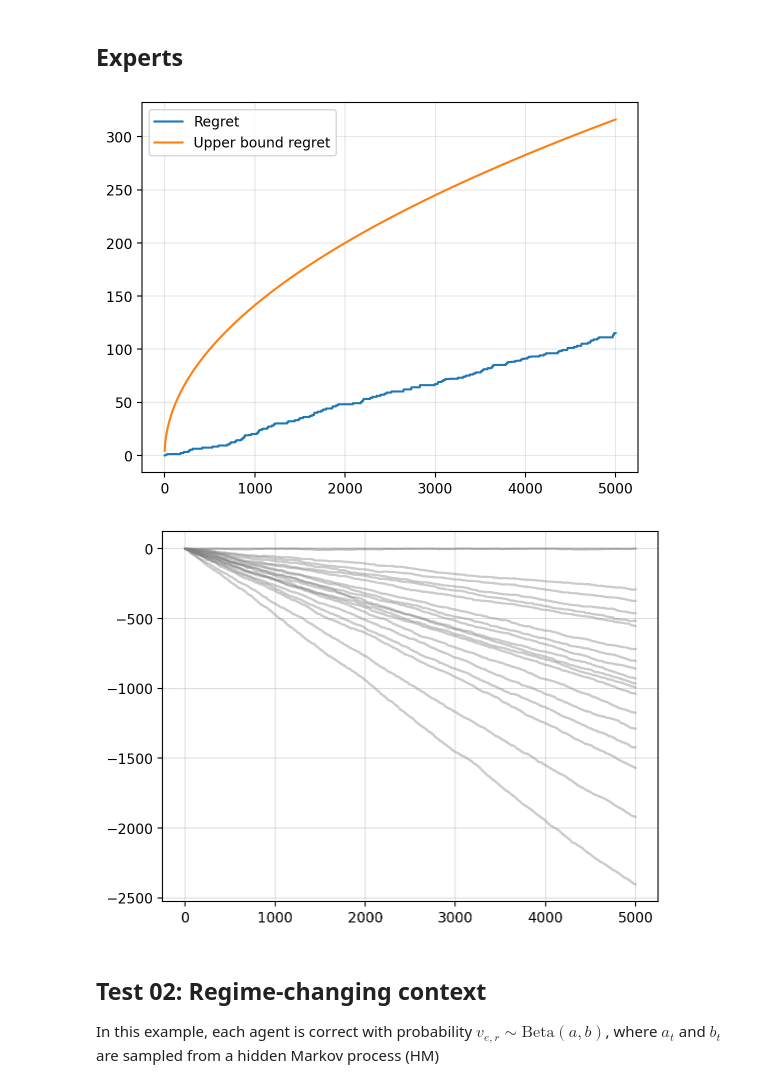
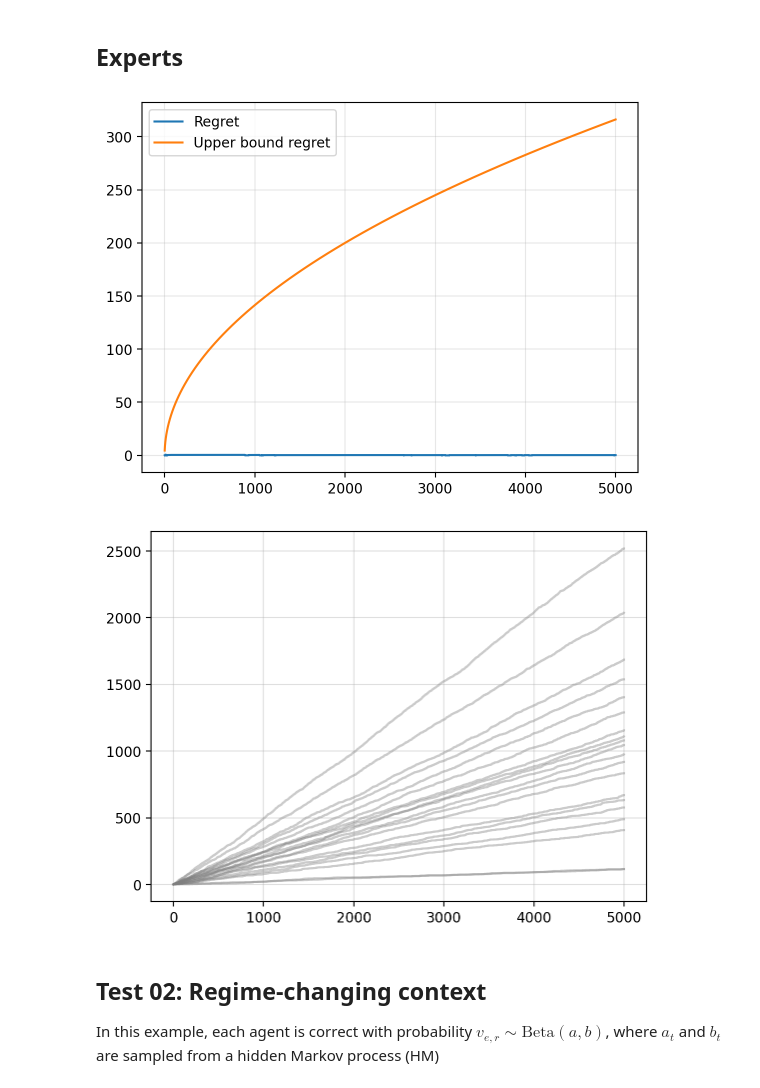
Before and after one commit to gerdm/prediction-learning-games, a Jupyter notebook: ch02-prediction-with-expert-advice/01-polynomially-weighted-average-forecaster.ipynb, the cells around one changed output. Drawn from its saved outputs; the diff is of its cells as text; code cells hidden in the pictures.

```diff
--- a/ch02-prediction-with-expert-advice/01-polynomially-weighted-average-forecaster.ipynb
+++ b/ch02-prediction-with-expert-advice/01-polynomially-weighted-average-forecaster.ipynb
@@ -88,10 +88,21 @@ def step(regret, xs, pnorm):
     """
     experts, oracle = xs
     forecast = forecast_step(experts, regret, pnorm)
-    iregret_experts, iregret_forecaster = get_inst_regret(forecast, experts, oracle)
+
+    loss_forecaster = loss(forecast, oracle)
+    loss_experts = loss(experts, oracle)
+
+    iregret_experts = loss_forecaster - loss_experts
     regret_new = regret + iregret_experts
 
-    return regret_new, (forecast, iregret_experts, iregret_forecaster)
+    res = {
+        "forecast": forecast,
+        "step-loss-experts": loss_experts,
+        "step-loss-forecaster": loss_forecaster,
+    }
+
+
+    return regret_new, res
 # %% [markdown]
 ## Evaluating the forecaster
 ### Creating *stream* of data
@@ -119,3 +122,14 @@ regret_hist = fi_regret_experts.cumsum(axis=0)
+# %%
+regret = jnp.ones(n_experts)
+xs = (experts, oracle)
+part_step = partial(step, pnorm=pnorm)
+_, res = jax.lax.scan(part_step, regret, xs)
+# %%
+L_experts = res["step-loss-experts"].cumsum(axis=0)
+L_expert_min = L_experts.min(axis=1)
+L_forecaster = res["step-loss-forecaster"].cumsum()
+
+regret_forecaster = L_forecaster - L_expert_min
 # %%
 timesteps = np.arange(1, n_timesteps + 1)
 ubound = np.sqrt(timesteps * (pnorm - 1) * n_experts ** (2 / pnorm))
@@ -125,12 +139,12 @@ plt.plot(ubound, label="Upper bound regret")
 plt.legend()
 plt.grid(alpha=0.3)
 # %% [output]
-[figure, old version]
+[figure, new version]
 # %%
-plt.plot(regret_hist, c="tab:gray", alpha=0.4)
+plt.plot(L_experts, c="tab:gray", alpha=0.4)
 plt.grid(alpha=0.4);
 # %% [output]
-[figure, old version]
+[figure, new version]
 # %% [markdown]
 ## Test 02: Regime-changing context
 In this example, each agent is correct with probability $v_{e,r} \sim \text{Beta}(a, b)$, where $a_t$ and $b_t$ are sampled from a hidden Markov process (HM)
```
Also changed, not shown: parts of 15 cells of this notebook.
